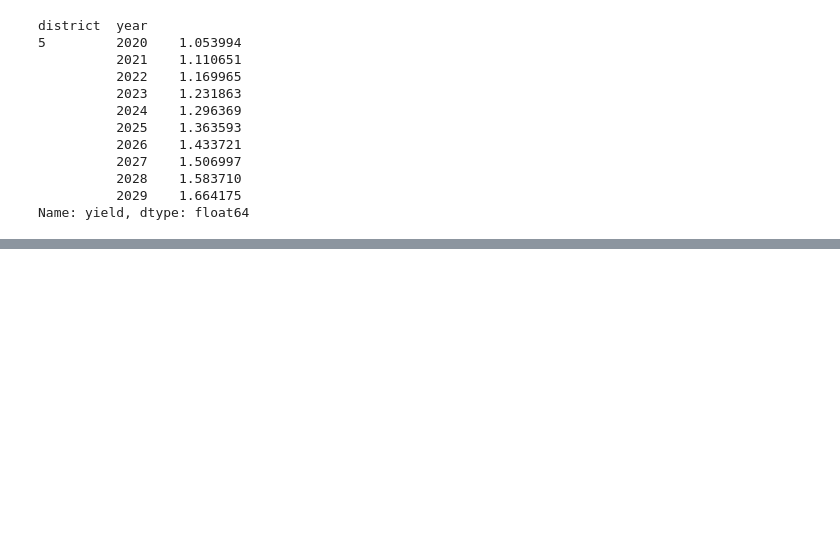
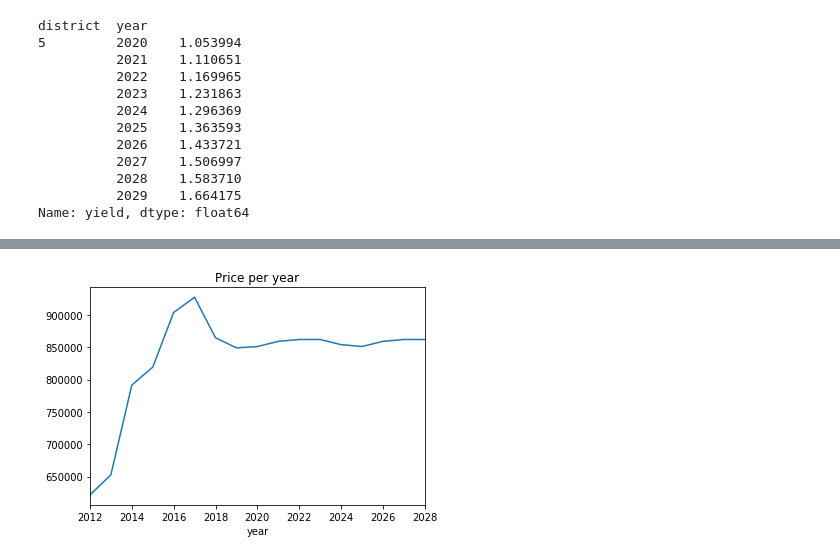
Before and after one commit to angelrureLurtis/LondonNW6, a Jupyter notebook: Part 2 Forecasting Prices and Rents.ipynb, the cells around one changed output, grey strips where cells are left out. Drawn from its saved outputs; the diff is of its cells as text; code cells hidden in the pictures; blank space fills up the shorter version.

```diff
--- a/Part 2 Forecasting Prices and Rents.ipynb
+++ b/Part 2 Forecasting Prices and Rents.ipynb
@@ -1211,0 +1302,6 @@ Name: yield, dtype: float64
+# %%
+results_lags[3][7]['price_predictions']['price'].plot()
+plt.title('Price per year')
+plt.show()
+# %% [output]
+[figure, added]
```
Also changed, not shown: parts of 8 cells of this notebook.
